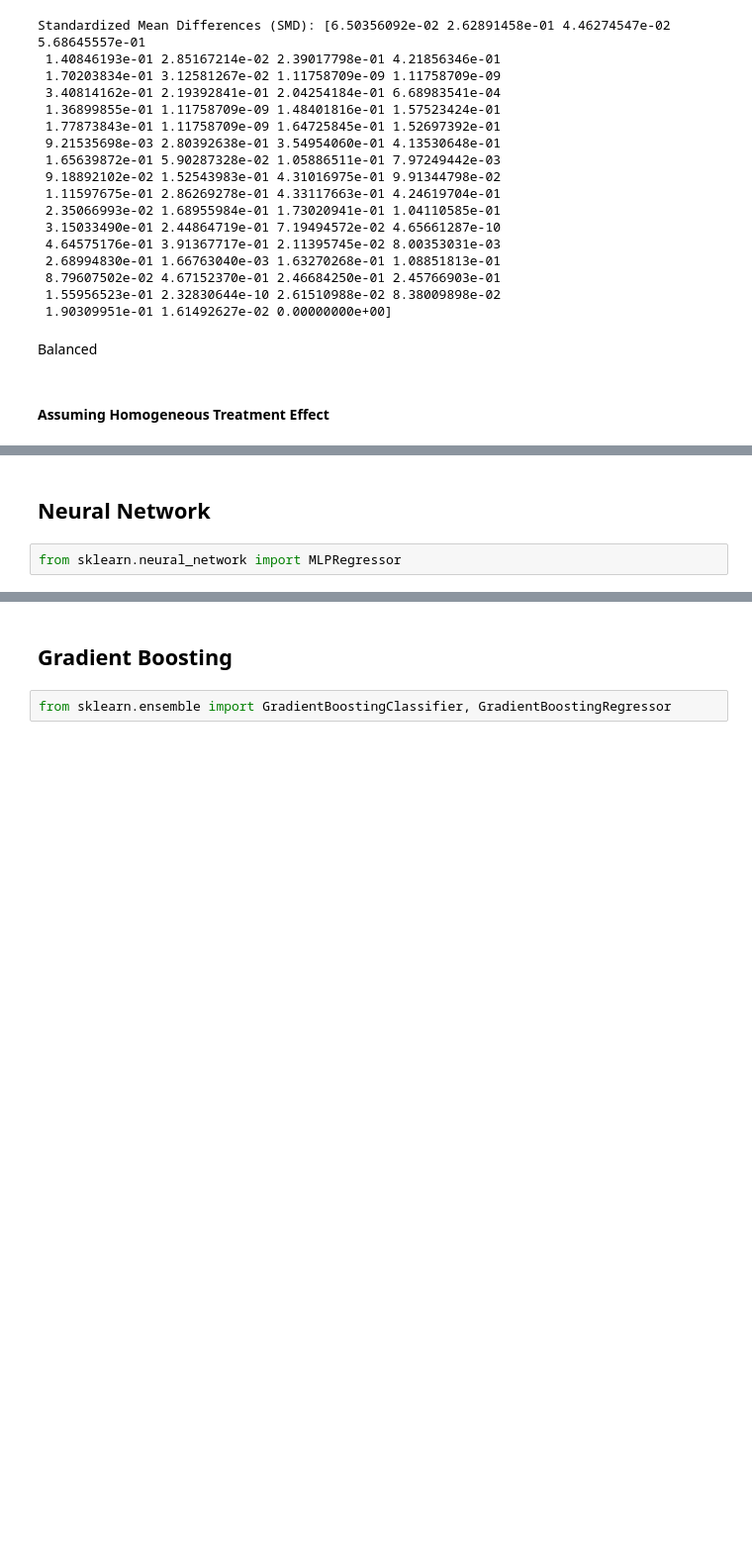
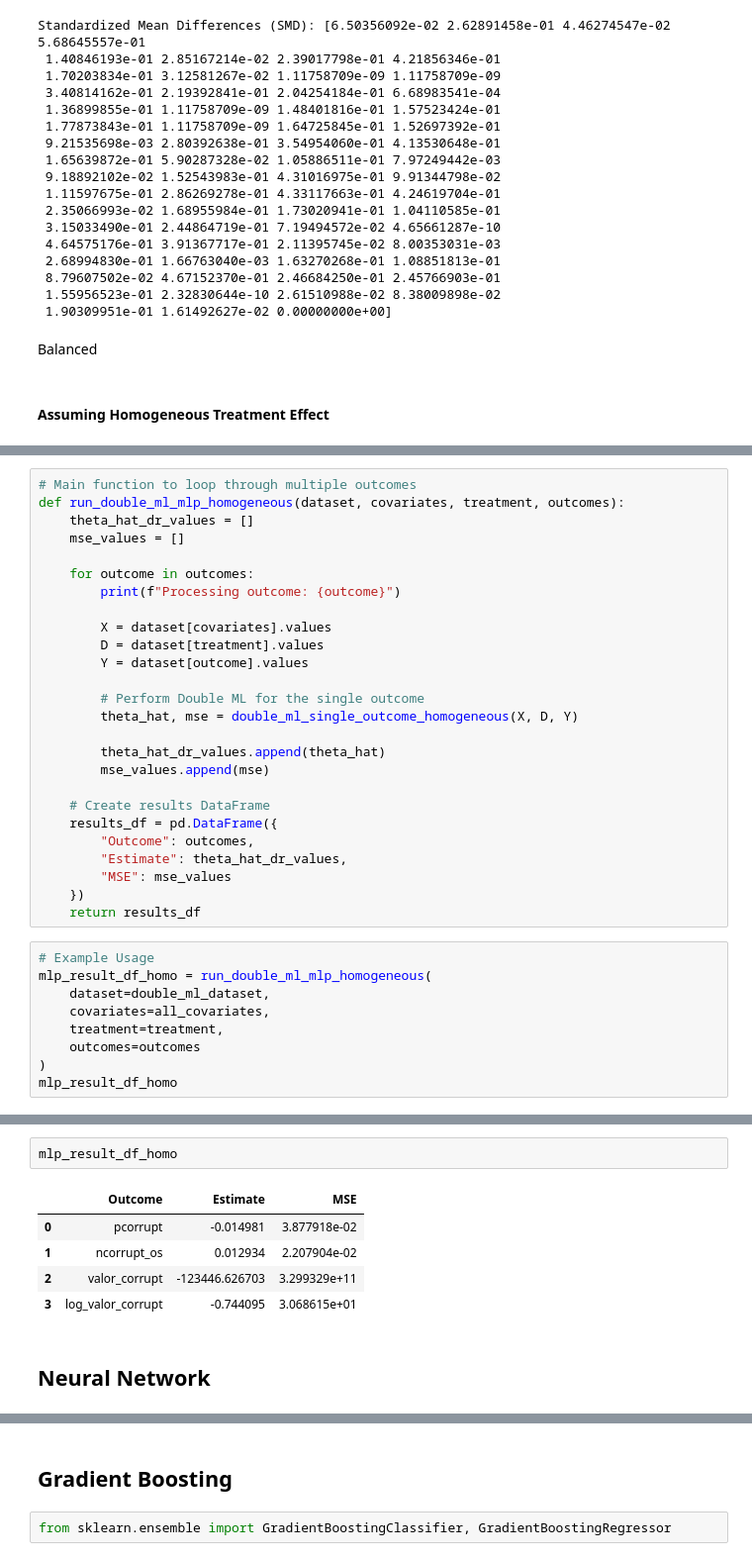
Before and after one commit to TestonMonday/ECON4140, a Jupyter notebook: Corruption Analysis.ipynb, the cells around one changed output, grey strips where cells are left out. Shown: that part at 99% size. Drawn from its saved outputs; the diff is of its cells as text; blank space fills up the shorter version.

Commit message:
write code into function

```diff
--- a/Corruption Analysis.ipynb
+++ b/Corruption Analysis.ipynb
@@ -577,0 +748,35 @@ Doubly Robust Treatment Effect Estimates with Cross-Fitting (Homogeneous):
+# %%
+# Main function to loop through multiple outcomes
+def run_double_ml_mlp_homogeneous(dataset, covariates, treatment, outcomes):
+    theta_hat_dr_values = []
+    mse_values = []
+
+    for outcome in outcomes:
+        print(f"Processing outcome: {outcome}")
+
+        X = dataset[covariates].values
+        D = dataset[treatment].values
+        Y = dataset[outcome].values
+
+        # Perform Double ML for the single outcome
+        theta_hat, mse = double_ml_single_outcome_homogeneous(X, D, Y)
+
+        theta_hat_dr_values.append(theta_hat)
+        mse_values.append(mse)
+
+    # Create results DataFrame
+    results_df = pd.DataFrame({
+        "Outcome": outcomes,
+        "Estimate": theta_hat_dr_values,
+        "MSE": mse_values
+    })
+    return results_df
+# %%
+# Example Usage
+mlp_result_df_homo = run_double_ml_mlp_homogeneous(
+    dataset=double_ml_dataset,
+    covariates=all_covariates,
+    treatment=treatment,
+    outcomes=outcomes
+)
+mlp_result_df_homo
@@ -578,4 +801,10 @@ Doubly Robust Treatment Effect Estimates with Cross-Fitting (Homogeneous):
+# %%
+mlp_result_df_homo
+# %% [output]
+|  | Outcome | Estimate | MSE |
+| 0 | pcorrupt | -0.014981 | 3.877918e-02 |
+| 1 | ncorrupt_os | 0.012934 | 2.207904e-02 |
+| 2 | valor_corrupt | -123446.626703 | 3.299329e+11 |
+| 3 | log_valor_corrupt | -0.744095 | 3.068615e+01 |
 # %% [markdown]
 ## Neural Network
-# %%
-from sklearn.neural_network import MLPRegressor
```
Also changed, not shown: parts of 30 cells of this notebook, 1 other file.
